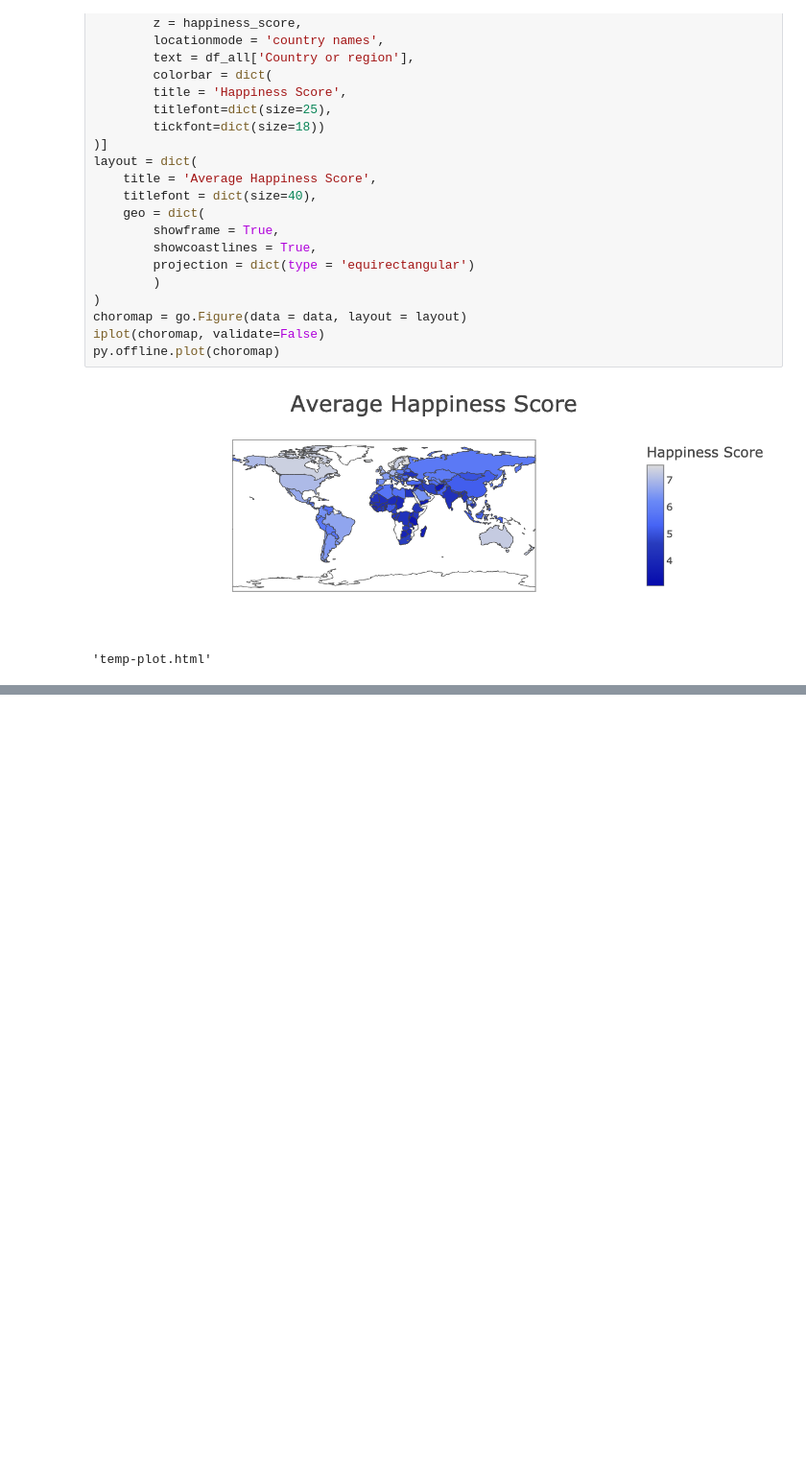
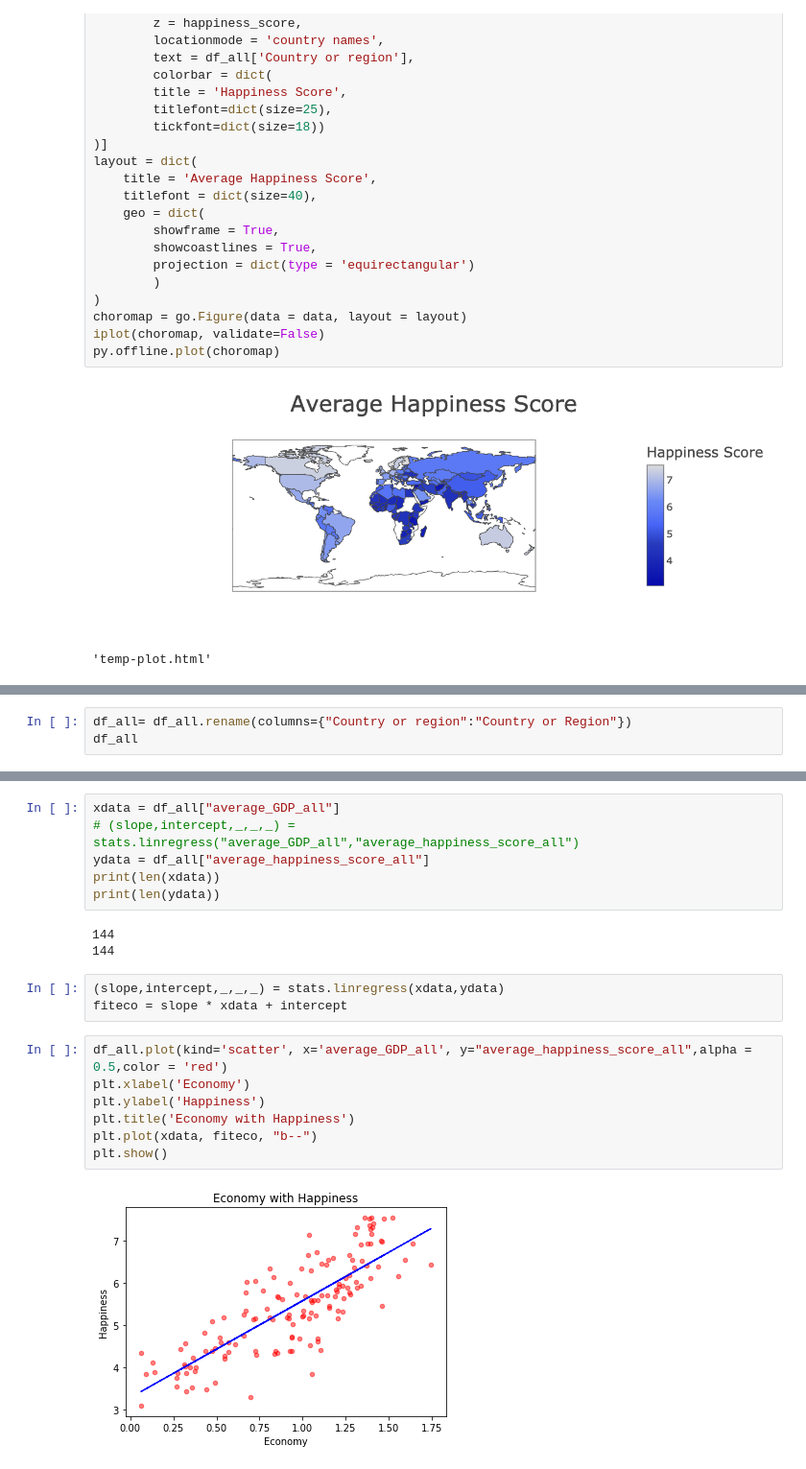
Before and after one commit to jcook25/project-one, a Jupyter notebook: Tammy.ipynb, the cells around one changed output, grey strips where cells are left out. Shown: that part at 96% size. Saved outputs shown, nothing was run; the diff lists cells and outputs as text; blank space fills up the shorter version.

```diff
--- a/Tammy.ipynb
+++ b/Tammy.ipynb
@@ -341,0 +362,3 @@ sns.heatmap(cor, square = True)
+# %%
+df_all= df_all.rename(columns={"Country or region":"Country or Region"})
+df_all
@@ -341,0 +427,21 @@ sns.heatmap(cor, square = True)
+# %%
+xdata = df_all["average_GDP_all"]
+# (slope,intercept,_,_,_) = stats.linregress("average_GDP_all","average_happiness_score_all")
+ydata = df_all["average_happiness_score_all"]
+print(len(xdata))
+print(len(ydata))
+# %% [output]
+144
+144
+# %%
+(slope,intercept,_,_,_) = stats.linregress(xdata,ydata)
+fiteco = slope * xdata + intercept
+# %%
+df_all.plot(kind='scatter', x='average_GDP_all', y="average_happiness_score_all",alpha = 0.5,color = 'red')
+plt.xlabel('Economy')
+plt.ylabel('Happiness')
+plt.title('Economy with Happiness')
+plt.plot(xdata, fiteco, "b--")
+plt.show()
+# %% [output]
+[figure, added]
```
Also changed, not shown: parts of 10 cells of this notebook, 2 other files.
